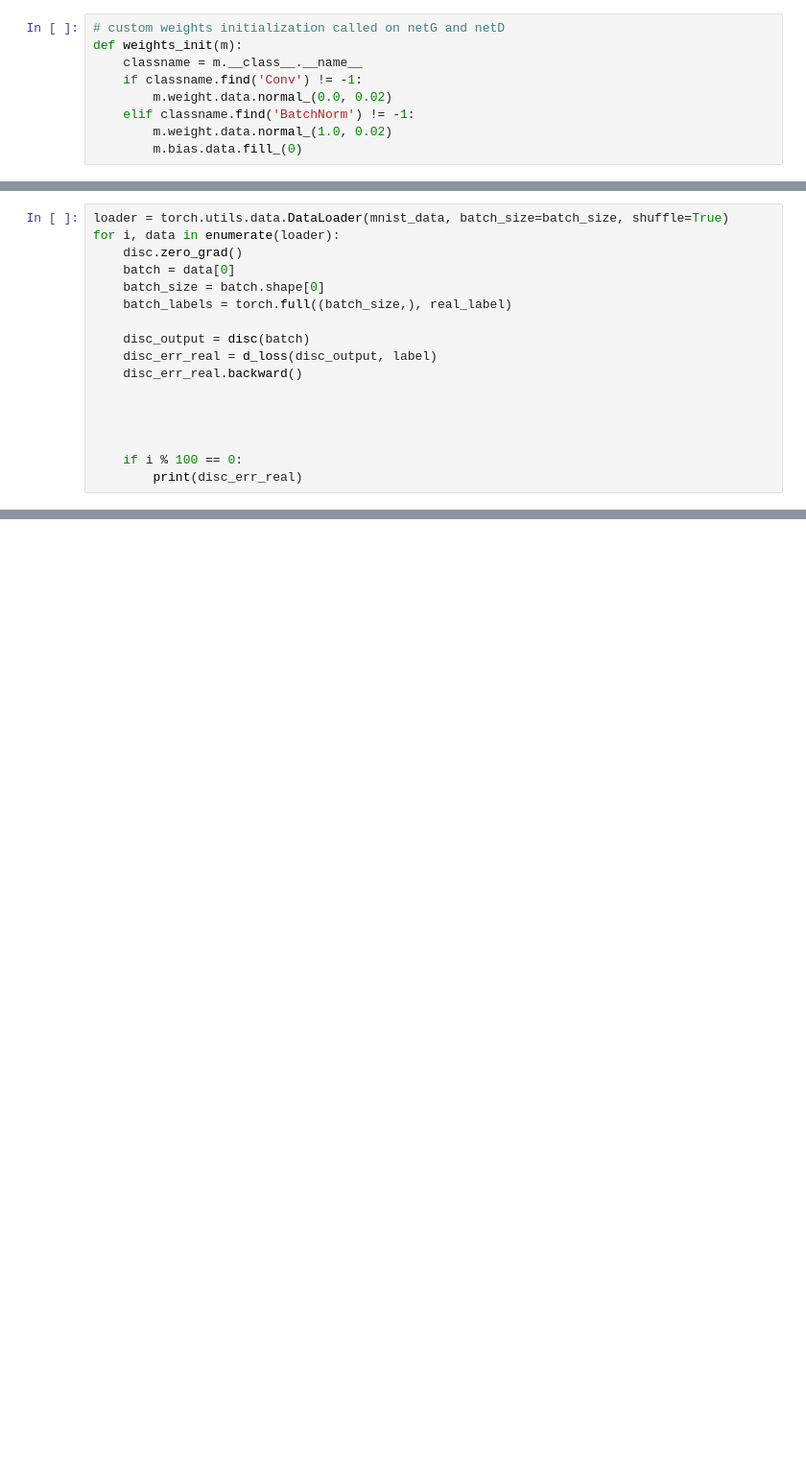
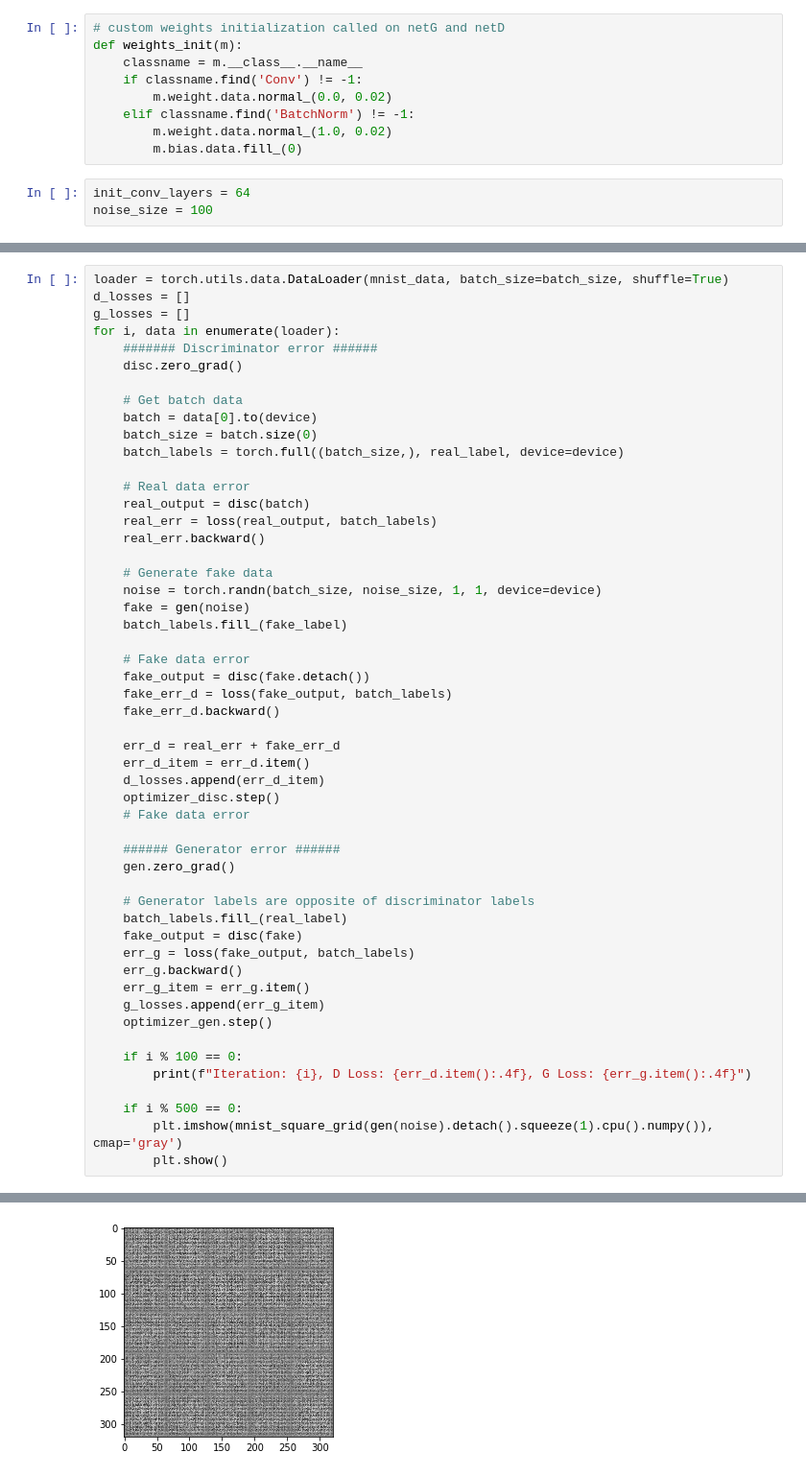
Before and after one commit to arinarmo/gan_notebook, a Jupyter notebook: solution.ipynb, the cells around one changed output, grey strips where cells are left out. Shown at 96% size. Cells and saved outputs as stored; diff of their text form; blank space fills up the shorter version.

Commit message:
MNIST working GAN

```diff
--- a/solution.ipynb
+++ b/solution.ipynb
@@ -100,5 +103,8 @@ def weights_init(m):
     elif classname.find('BatchNorm') != -1:
         m.weight.data.normal_(1.0, 0.02)
         m.bias.data.fill_(0)
+# %%
+init_conv_layers = 64
+noise_size = 100
 # %%
 # Create networks and apply weight initializers
@@ -139,20 +145,3 @@ fake_label = 1
 # setup optimizer
 optimizer_disc = optim.Adam(disc.parameters(), lr=lr, betas=(0.5, 0.999))
 optimizer_gen = optim.Adam(gen.parameters(), lr=lr, betas=(0.5, 0.999))
-# %%
-loader = torch.utils.data.DataLoader(mnist_data, batch_size=batch_size, shuffle=True)
-for i, data in enumerate(loader):
-    disc.zero_grad()
-    batch = data[0]
-    batch_size = batch.shape[0]
-    batch_labels = torch.full((batch_size,), real_label)
-
-    disc_output = disc(batch)
-    disc_err_real = d_loss(disc_output, label)
-    disc_err_real.backward()
-
-
-
-
-    if i % 100 == 0:
-        print(disc_err_real)
@@ -166,0 +148,53 @@ i
+# %%
+loader = torch.utils.data.DataLoader(mnist_data, batch_size=batch_size, shuffle=True)
+d_losses = []
+g_losses = []
+for i, data in enumerate(loader):
+    ####### Discriminator error ######
+    disc.zero_grad()
+
+    # Get batch data
+    batch = data[0].to(device)
+    batch_size = batch.size(0)
+    batch_labels = torch.full((batch_size,), real_label, device=device)
+
+    # Real data error
+    real_output = disc(batch)
+    real_err = loss(real_output, batch_labels)
+    real_err.backward()
+
+    # Generate fake data
+    noise = torch.randn(batch_size, noise_size, 1, 1, device=device)
+    fake = gen(noise)
+    batch_labels.fill_(fake_label)
+
+    # Fake data error
+    fake_output = disc(fake.detach())
+    fake_err_d = loss(fake_output, batch_labels)
+    fake_err_d.backward()
+
+    err_d = real_err + fake_err_d
+    err_d_item = err_d.item()
+    d_losses.append(err_d_item)
+    optimizer_disc.step()
+    # Fake data error
+
+    ###### Generator error ######
+    gen.zero_grad()
+
+    # Generator labels are opposite of discriminator labels
+    batch_labels.fill_(real_label)
+    fake_output = disc(fake)
+    err_g = loss(fake_output, batch_labels)
+    err_g.backward()
+    err_g_item = err_g.item()
+    g_losses.append(err_g_item)
+    optimizer_gen.step()
+
+    if i % 100 == 0:
+        print(f"Iteration: {i}, D Loss: {err_d.item():.4f}, G Loss: {err_g.item():.4f}")
+
+    if i % 500 == 0:
+        plt.imshow(mnist_square_grid(gen(noise).detach().squeeze(1).cpu().numpy()), cmap='gray')
+        plt.show()
+# %% [output]
@@ -166,0 +202 @@ i
+[figure, added]
```
Also changed, not shown: parts of 7 cells of this notebook.
